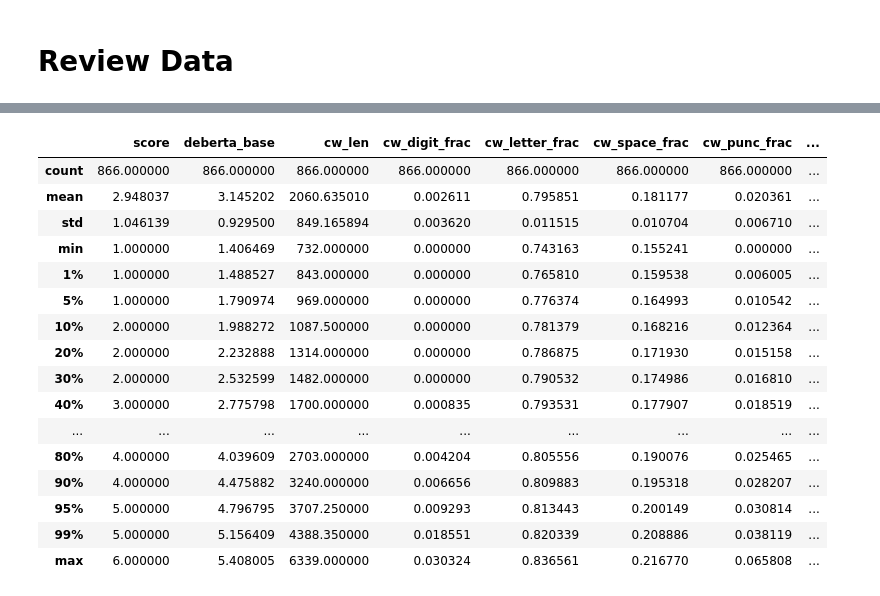
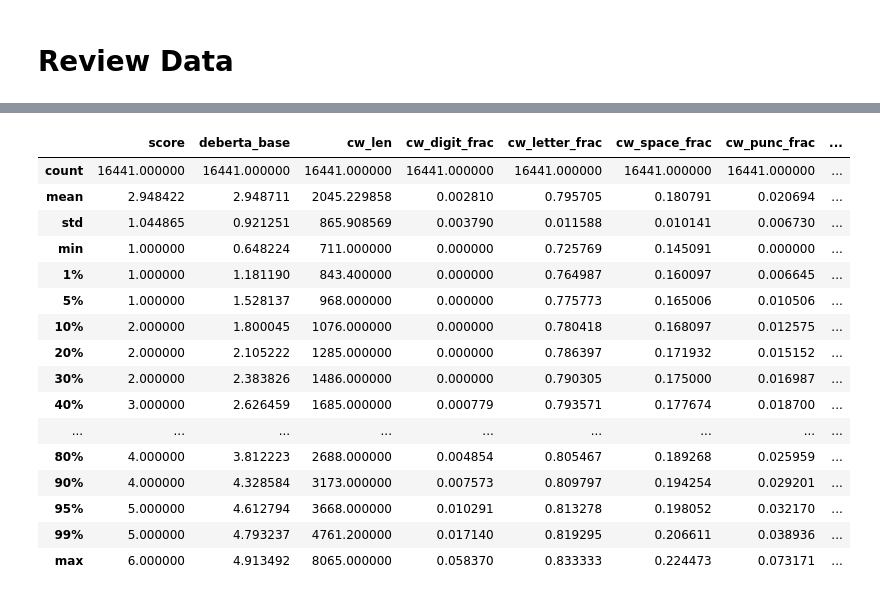
Before and after one commit to seahrh/kaggle-learning-agency-lab-automated-essay-scoring-2, a Jupyter notebook: 40_features.ipynb, the cells around one changed output, grey strips where cells are left out. Saved outputs shown, nothing was run; the diff lists cells and outputs as text; code cells hidden in the pictures.

```diff
--- a/40_features.ipynb
+++ b/40_features.ipynb
@@ -91,6 +110,7 @@ deberta_base
 # %%
 %%time
 col = "cw_len"
-df[col] = df[text_col].str.len()
+tra[col] = tra[text_col].str.len()
+val[col] = val[text_col].str.len()
 features.append(col)
 # %% [output]
@@ -150,9 +170,11 @@ cw_fns: List[Tuple[str, Callable]] = [
 ]
 for col, fn in cw_fns:
     print(col)
-    df[col] = df.progress_apply(fn, axis=1)
+    tra[col] = tra.progress_apply(fn, axis=1)
+    val[col] = val.progress_apply(fn, axis=1)
     features.append(col)
-df[features] = df[features].astype(np.float32)
+tra[features] = tra[features].astype(np.float32)
+val[features] = val[features].astype(np.float32)
 # %% [output]
 cw_digit_frac
 cw_letter_frac
@@ -250,9 +272,11 @@ textstat_fns: List[Tuple[str, Callable]] = [
 ]
 for col, fn in textstat_fns:
     print(col)
-    df[col] = df.progress_apply(fn, axis=1)
+    tra[col] = tra.progress_apply(fn, axis=1)
+    val[col] = val.progress_apply(fn, axis=1)
     features.append(col)
-df[features] = df[features].astype(np.float32)
+tra[features] = tra[features].astype(np.float32)
+val[features] = val[features].astype(np.float32)
 # %% [output]
 ts_syllable_count
 ts_lexicon_count
@@ -296,8 +294,10 @@ See the caveats in the documentation: https://pandas.pydata.org/pandas-docs/stab
 # %% [markdown]
 # Review Data
 # %%
-df[features] = df[features].astype(np.float32)
-df = df.drop(columns=["clean_text"])
-df.info()
+tra[features] = tra[features].astype(np.float32)
+val[features] = val[features].astype(np.float32)
+tra = tra.drop(columns=["clean_text"])
+val = val.drop(columns=["clean_text"])
+tra.info()
 # %% [output]
 <class 'pandas.core.frame.DataFrame'>
@@ -320,20 +340,20 @@ memory usage: 99.9+ KB
 # %%
-df.describe(percentiles=percentiles)
+tra.describe(percentiles=percentiles)
 # %% [output]
 |  | score | deberta_base | cw_len | cw_digit_frac | cw_letter_frac | cw_space_frac | cw_punc_frac | ... |
-| count | 866.000000 | 866.000000 | 866.000000 | 866.000000 | 866.000000 | 866.000000 | 866.000000 | ... |
-| mean | 2.948037 | 3.145202 | 2060.635010 | 0.002611 | 0.795851 | 0.181177 | 0.020361 | ... |
-| std | 1.046139 | 0.929500 | 849.165894 | 0.003620 | 0.011515 | 0.010704 | 0.006710 | ... |
-| min | 1.000000 | 1.406469 | 732.000000 | 0.000000 | 0.743163 | 0.155241 | 0.000000 | ... |
-| 1% | 1.000000 | 1.488527 | 843.000000 | 0.000000 | 0.765810 | 0.159538 | 0.006005 | ... |
-| 5% | 1.000000 | 1.790974 | 969.000000 | 0.000000 | 0.776374 | 0.164993 | 0.010542 | ... |
-| 10% | 2.000000 | 1.988272 | 1087.500000 | 0.000000 | 0.781379 | 0.168216 | 0.012364 | ... |
-| 20% | 2.000000 | 2.232888 | 1314.000000 | 0.000000 | 0.786875 | 0.171930 | 0.015158 | ... |
-| 30% | 2.000000 | 2.532599 | 1482.000000 | 0.000000 | 0.790532 | 0.174986 | 0.016810 | ... |
-| 40% | 3.000000 | 2.775798 | 1700.000000 | 0.000835 | 0.793531 | 0.177907 | 0.018519 | ... |
+| count | 16441.000000 | 16441.000000 | 16441.000000 | 16441.000000 | 16441.000000 | 16441.000000 | 16441.000000 | ... |
+| mean | 2.948422 | 2.948711 | 2045.229858 | 0.002810 | 0.795705 | 0.180791 | 0.020694 | ... |
+| std | 1.044865 | 0.921251 | 865.908569 | 0.003790 | 0.011588 | 0.010141 | 0.006730 | ... |
+| min | 1.000000 | 0.648224 | 711.000000 | 0.000000 | 0.725769 | 0.145091 | 0.000000 | ... |
+| 1% | 1.000000 | 1.181190 | 843.400000 | 0.000000 | 0.764987 | 0.160097 | 0.006645 | ... |
+| 5% | 1.000000 | 1.528137 | 968.000000 | 0.000000 | 0.775773 | 0.165006 | 0.010506 | ... |
+| 10% | 2.000000 | 1.800045 | 1076.000000 | 0.000000 | 0.780418 | 0.168097 | 0.012575 | ... |
+| 20% | 2.000000 | 2.105222 | 1285.000000 | 0.000000 | 0.786397 | 0.171932 | 0.015152 | ... |
+| 30% | 2.000000 | 2.383826 | 1486.000000 | 0.000000 | 0.790305 | 0.175000 | 0.016987 | ... |
+| 40% | 3.000000 | 2.626459 | 1685.000000 | 0.000779 | 0.793571 | 0.177674 | 0.018700 | ... |
 | ... | ... | ... | ... | ... | ... | ... | ... | ... |
-| 80% | 4.000000 | 4.039609 | 2703.000000 | 0.004204 | 0.805556 | 0.190076 | 0.025465 | ... |
-| 90% | 4.000000 | 4.475882 | 3240.000000 | 0.006656 | 0.809883 | 0.195318 | 0.028207 | ... |
-| 95% | 5.000000 | 4.796795 | 3707.250000 | 0.009293 | 0.813443 | 0.200149 | 0.030814 | ... |
-| 99% | 5.000000 | 5.156409 | 4388.350000 | 0.018551 | 0.820339 | 0.208886 | 0.038119 | ... |
-| max | 6.000000 | 5.408005 | 6339.000000 | 0.030324 | 0.836561 | 0.216770 | 0.065808 | ... |
+| 80% | 4.000000 | 3.812223 | 2688.000000 | 0.004854 | 0.805467 | 0.189268 | 0.025959 | ... |
+| 90% | 4.000000 | 4.328584 | 3173.000000 | 0.007573 | 0.809797 | 0.194254 | 0.029201 | ... |
+| 95% | 5.000000 | 4.612794 | 3668.000000 | 0.010291 | 0.813278 | 0.198052 | 0.032170 | ... |
+| 99% | 5.000000 | 4.793237 | 4761.200000 | 0.017140 | 0.819295 | 0.206611 | 0.038936 | ... |
+| max | 6.000000 | 4.913492 | 8065.000000 | 0.058370 | 0.833333 | 0.224473 | 0.073171 | ... |
```
Also changed, not shown: parts of 15 cells of this notebook, 6 other files.
